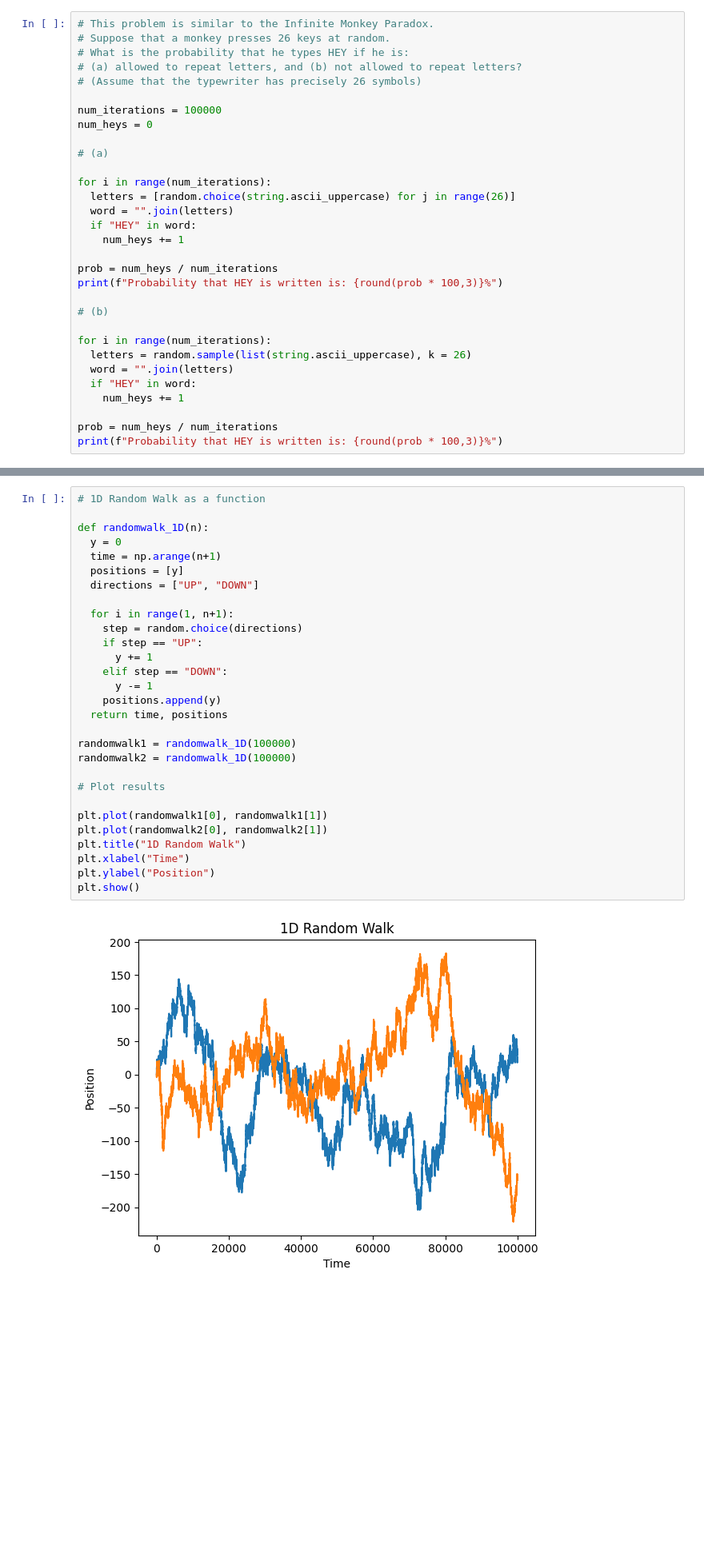
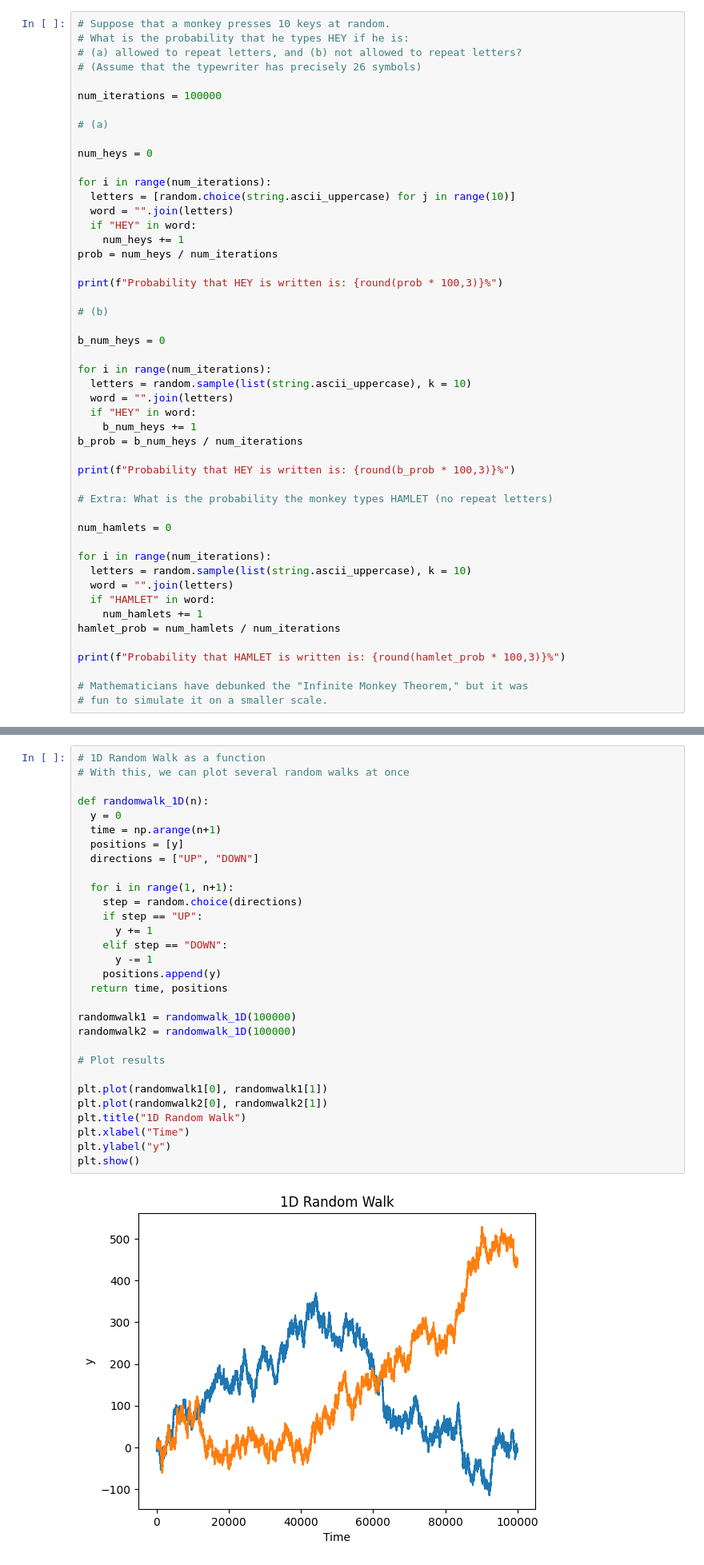
Before and after one commit to jpxcx/Probability_Simulations, a Jupyter notebook: Probability_Simulations.ipynb, the cells around one changed output, grey strips where cells are left out. Shown at 80% size. Saved outputs shown, nothing was run; the diff lists cells and outputs as text; blank space fills up the shorter version.

```diff
--- a/Probability_Simulations.ipynb
+++ b/Probability_Simulations.ipynb
@@ -155,34 +191,52 @@ plt.show()
 Given 50 people, the probability is 96.95%
 [figure]
 # %%
-# This problem is similar to the Infinite Monkey Paradox.
-# Suppose that a monkey presses 26 keys at random.
+# Suppose that a monkey presses 10 keys at random.
 # What is the probability that he types HEY if he is:
 # (a) allowed to repeat letters, and (b) not allowed to repeat letters?
 # (Assume that the typewriter has precisely 26 symbols)
 
 num_iterations = 100000
-num_heys = 0
 
 # (a)
 
+num_heys = 0
+
 for i in range(num_iterations):
-  letters = [random.choice(string.ascii_uppercase) for j in range(26)]
+  letters = [random.choice(string.ascii_uppercase) for j in range(10)]
   word = "".join(letters)
   if "HEY" in word:
     num_heys += 1
+prob = num_heys / num_iterations
 
-prob = num_heys / num_iterations
 print(f"Probability that HEY is written is: {round(prob * 100,3)}%")
 
 # (b)
 
+b_num_heys = 0
+
 for i in range(num_iterations):
-  letters = random.sample(list(string.ascii_uppercase), k = 26)
+  letters = random.sample(list(string.ascii_uppercase), k = 10)
   word = "".join(letters)
   if "HEY" in word:
-    num_heys += 1
+    b_num_heys += 1
+b_prob = b_num_heys / num_iterations
 
-prob = num_heys / num_iterations
-print(f"Probability that HEY is written is: {round(prob * 100,3)}%")
+print(f"Probability that HEY is written is: {round(b_prob * 100,3)}%")
+
+# Extra: What is the probability the monkey types HAMLET (no repeat letters)
+
+num_hamlets = 0
+
+for i in range(num_iterations):
+  letters = random.sample(list(string.ascii_uppercase), k = 10)
+  word = "".join(letters)
+  if "HAMLET" in word:
+    num_hamlets += 1
+hamlet_prob = num_hamlets / num_iterations
+
+print(f"Probability that HAMLET is written is: {round(hamlet_prob * 100,3)}%")
+
+# Mathematicians have debunked the "Infinite Monkey Theorem," but it was
+# fun to simulate it on a smaller scale.
 # %% [output]
@@ -217,34 +369,35 @@ plt.show()
 # %%
 # 1D Random Walk as a function
+# With this, we can plot several random walks at once
 
 def randomwalk_1D(n):
   y = 0
   time = np.arange(n+1)
   positions = [y]
   directions = ["UP", "DOWN"]
 
   for i in range(1, n+1):
     step = random.choice(directions)
     if step == "UP":
       y += 1
     elif step == "DOWN":
       y -= 1
     positions.append(y)
   return time, positions
 
 randomwalk1 = randomwalk_1D(100000)
 randomwalk2 = randomwalk_1D(100000)
 
 # Plot results
 
 plt.plot(randomwalk1[0], randomwalk1[1])
 plt.plot(randomwalk2[0], randomwalk2[1])
 plt.title("1D Random Walk")
 plt.xlabel("Time")
-plt.ylabel("Position")
+plt.ylabel("y")
 plt.show()
 # %% [output]
-[figure, old version]
+[figure, new version]
 # %%
 # 2D Random Walk
 
```
Also changed, not shown: parts of 19 cells of this notebook.
